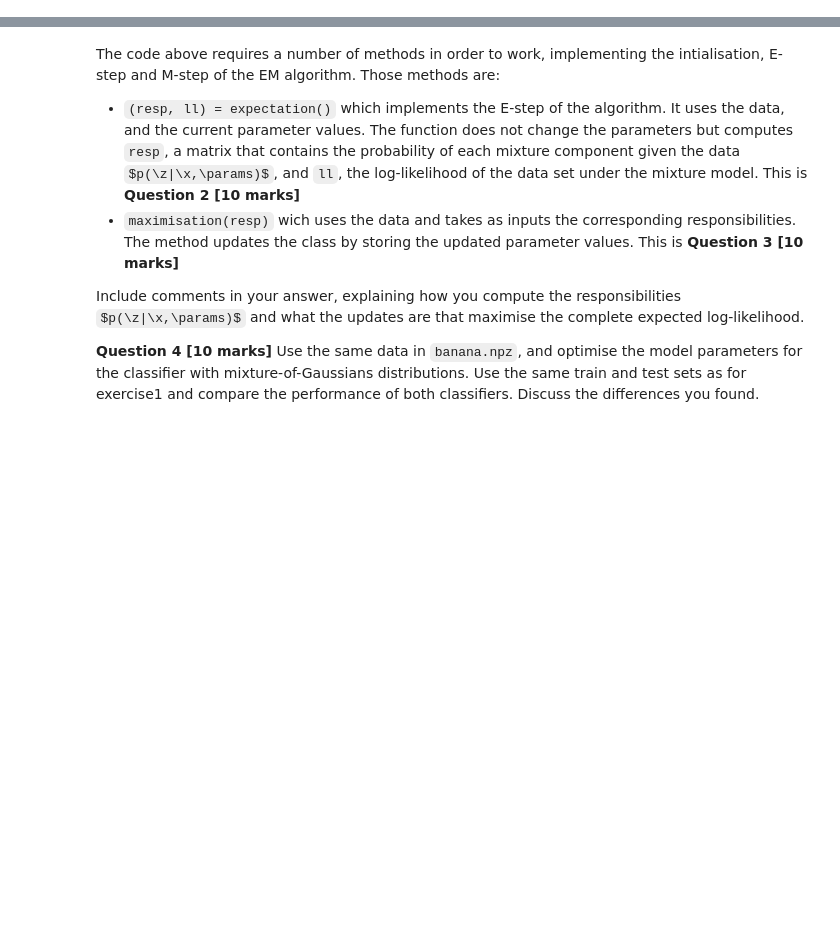
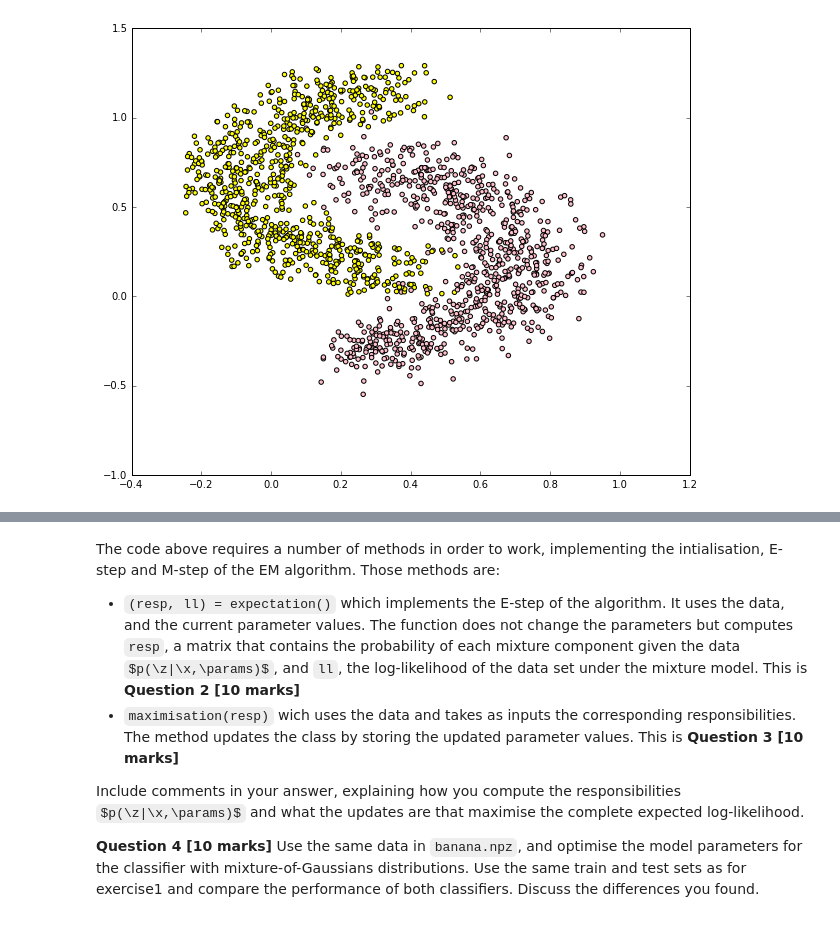
Before and after one commit to thomasbrus/machine-learning, a Jupyter notebook: advanced/practicum/week-2/lab-2.ipynb, the cells around one changed output, grey strips where cells are left out. Cells and saved outputs as stored; diff of their text form; code cells hidden in the pictures; some formulas as TeX source; blank space fills up the shorter version.

Commit message:
Plotted training data

```diff
--- a/advanced/practicum/week-2/lab-2.ipynb
+++ b/advanced/practicum/week-2/lab-2.ipynb
@@ -118,3 +118,12 @@ testLab   = labelp[4*N/5:]
+# %%
+# Answer Q1
+
+colors = [['pink', 'yellow'][int(x)] for x in np.nditer(trainLab)]
+plt.scatter(trainData[:,0],trainData[:,1], s=20, c=colors)
+
+plt.show()
+# %% [output]
+[figure, added]
 # %% [markdown]
 ## Mixture of Gaussians
 
```
Also changed, not shown: parts of 3 cells of this notebook.
